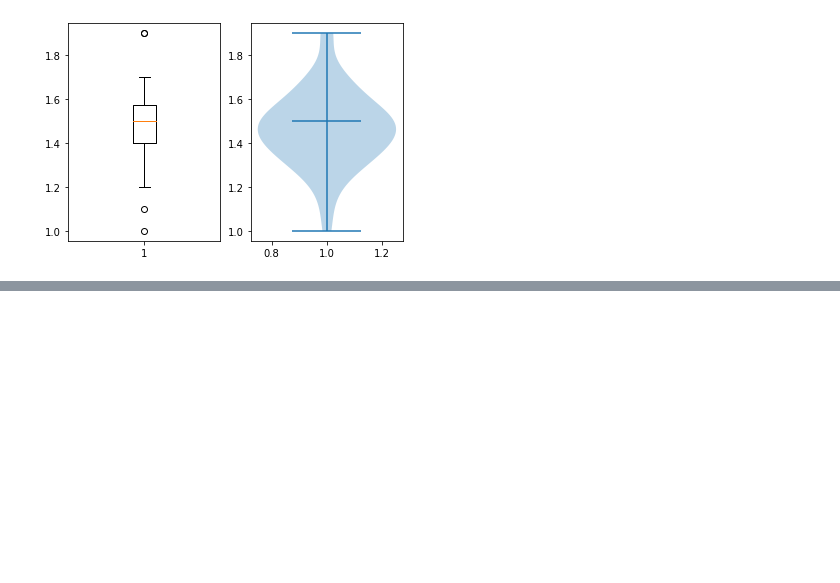
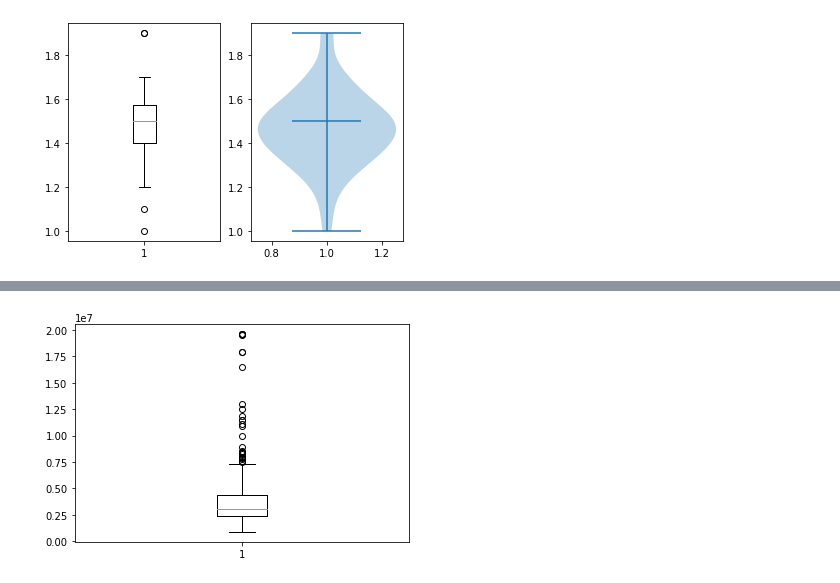
Before and after one commit to pornnakanok/BasicProg_DataViz65, a Jupyter notebook: DataViz02_Data_Distribution.ipynb, the cells around one changed output, grey strips where cells are left out. Drawn from its saved outputs; the diff is of its cells as text; code cells hidden in the pictures; blank space fills up the shorter version.

```diff
--- a/DataViz02_Data_Distribution.ipynb
+++ b/DataViz02_Data_Distribution.ipynb
@@ -400,0 +636,3 @@ vi = plt.violinplot(df['PetalLength'][:50],showmedians=True)
+# %%
+unit_kk_dth = kk[(kk['propertytype_name_en']=='Detached House')]
+unit_kk_dth
@@ -400,0 +653,4 @@ vi = plt.violinplot(df['PetalLength'][:50],showmedians=True)
+# %%
+plt.boxplot(unit_kk_dth['price_min']) ;
+# %% [output]
+[figure, added]
```
Also changed, not shown: parts of 44 cells of this notebook.
